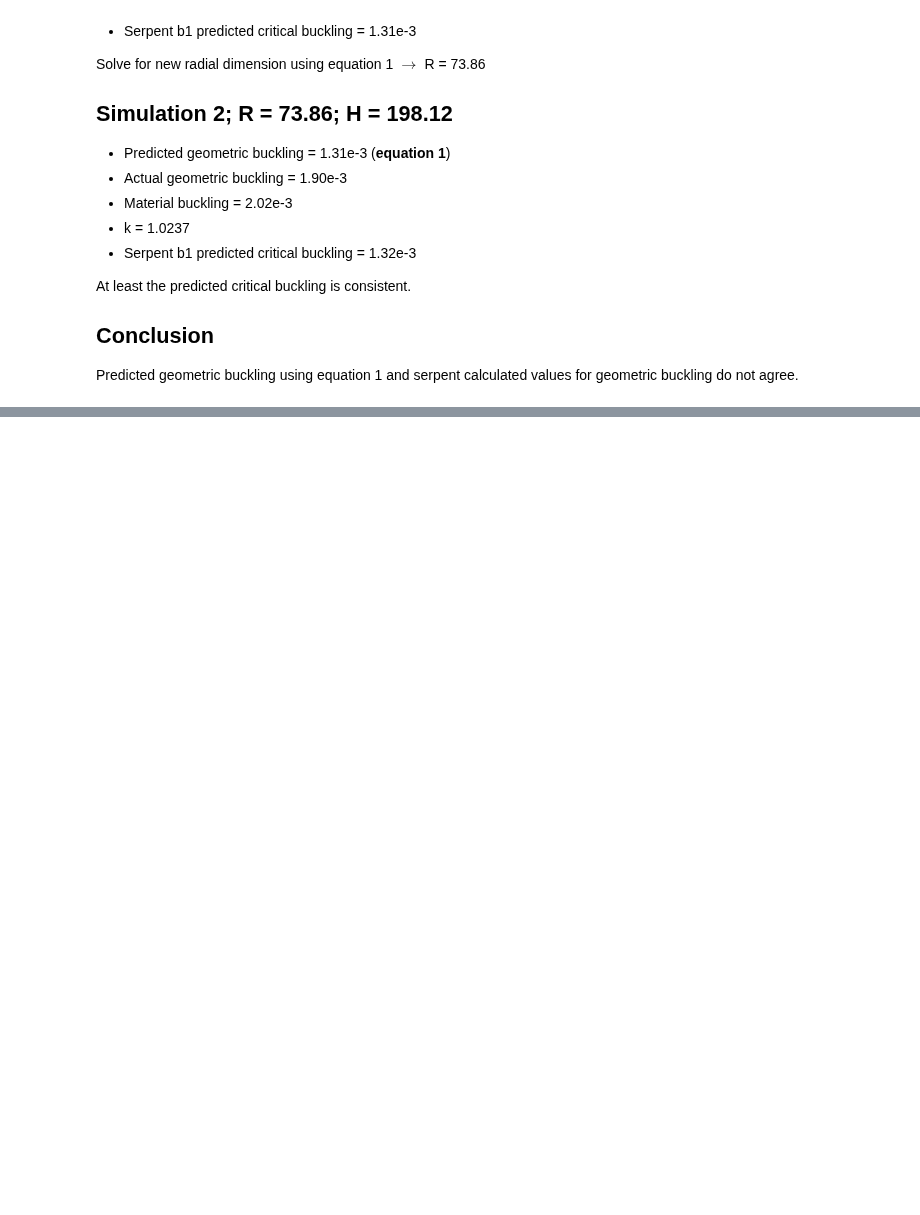
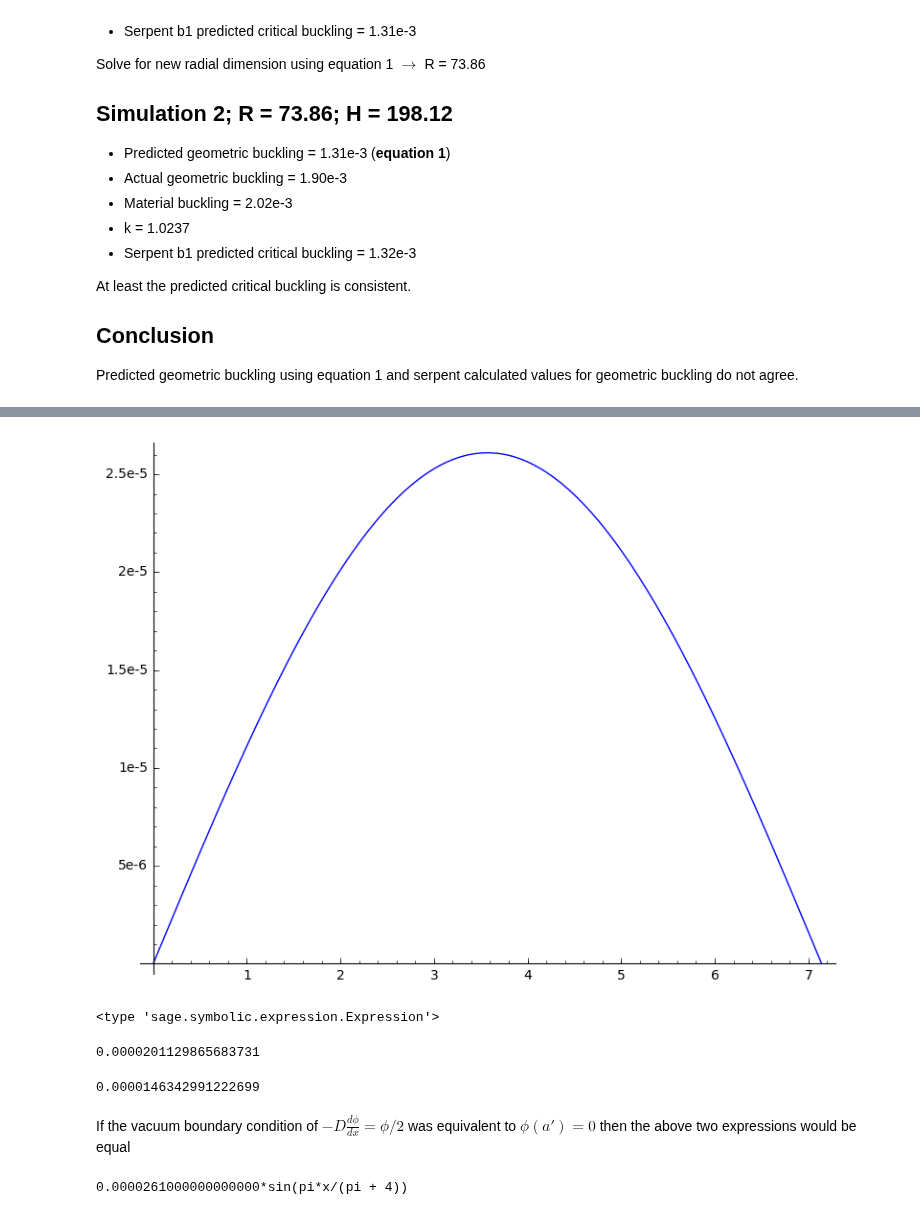
Before and after one commit to JIMMY-KSU/jupyter_notebooks, a Jupyter notebook: sage_scratch.ipynb, the cells around one changed output, grey strips where cells are left out. Drawn from its saved outputs; the diff is of its cells as text; code cells hidden in the pictures; blank space fills up the shorter version.

```diff
--- a/sage_scratch.ipynb
+++ b/sage_scratch.ipynb
@@ -159,0 +171,22 @@ Predicted geometric buckling using equation 1 and serpent calculated values for
+# %%
+plot(f, (x, 0, pi + 4))
+# %% [output]
+[figure, added]
+# %%
+type(f)
+# %% [output]
+<type 'sage.symbolic.expression.Expression'>
+# %%
+f.subs(x == 2 + pi).n()
+# %% [output]
+0.0000201129865683731
+# %%
+f.diff(x).subs(x == 2 + pi).n() * -2
+# %% [output]
+0.0000146342991222699
+# %% [markdown]
+If the vacuum boundary condition of $-D \frac{d\phi}{dx} = \phi/2$ was equivalent to $\phi(a') = 0$ then the above two expressions would be equal
+# %%
+f
+# %% [output]
+0.0000261000000000000*sin(pi*x/(pi + 4))
```
Also changed, not shown: parts of 8 cells of this notebook, 2 other files.
